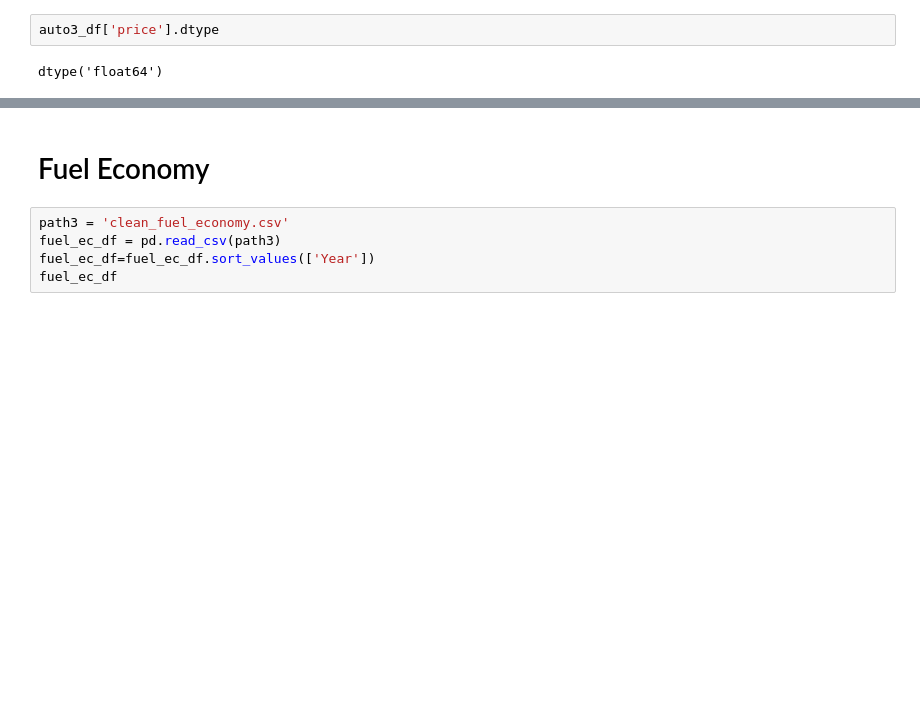
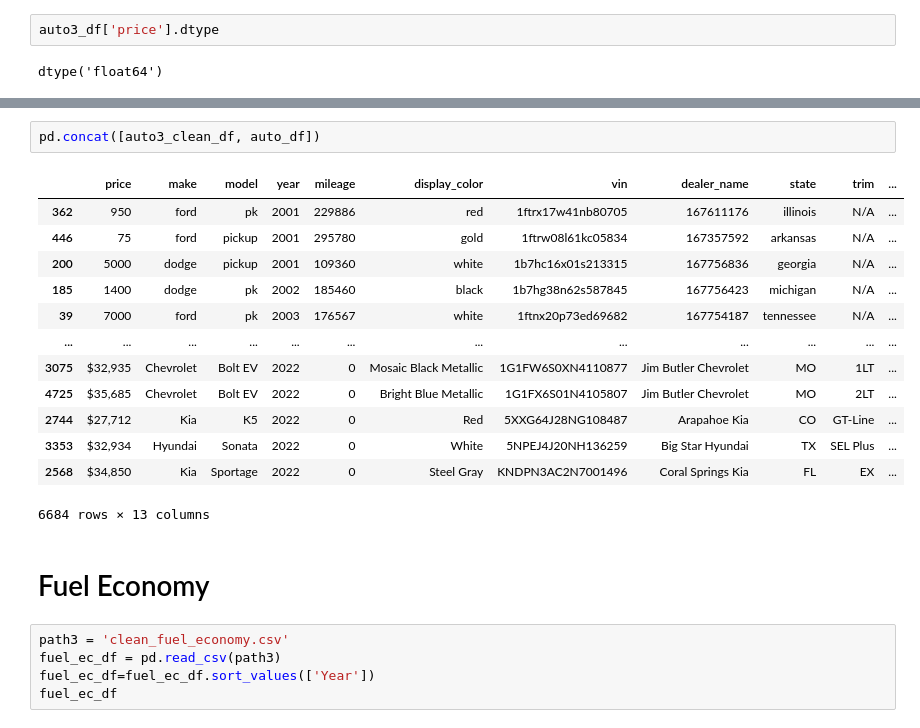
Before and after one commit to SColson82/Car-ETL, a Jupyter notebook: merged_auto.ipynb, the cells around one changed output, grey strips where cells are left out. Drawn from its saved outputs; the diff is of its cells as text; blank space fills up the shorter version.

```diff
--- a/merged_auto.ipynb
+++ b/merged_auto.ipynb
@@ -149,3 +288,19 @@ auto3_df
+# %%
+pd.concat([auto3_clean_df, auto_df])
+# %% [output]
+|  | price | make | model | year | mileage | display_color | vin | dealer_name | state | trim | ... |
+| 362 | 950 | ford | pk | 2001 | 229886 | red | 1ftrx17w41nb80705 | 167611176 | illinois | N/A | ... |
+| 446 | 75 | ford | pickup | 2001 | 295780 | gold | 1ftrw08l61kc05834 | 167357592 | arkansas | N/A | ... |
+| 200 | 5000 | dodge | pickup | 2001 | 109360 | white | 1b7hc16x01s213315 | 167756836 | georgia | N/A | ... |
+| 185 | 1400 | dodge | pk | 2002 | 185460 | black | 1b7hg38n62s587845 | 167756423 | michigan | N/A | ... |
+| 39 | 7000 | ford | pk | 2003 | 176567 | white | 1ftnx20p73ed69682 | 167754187 | tennessee | N/A | ... |
+| ... | ... | ... | ... | ... | ... | ... | ... | ... | ... | ... | ... |
+| 3075 | $32,935 | Chevrolet | Bolt EV | 2022 | 0 | Mosaic Black Metallic | 1G1FW6S0XN4110877 | Jim Butler Chevrolet | MO | 1LT | ... |
+| 4725 | $35,685 | Chevrolet | Bolt EV | 2022 | 0 | Bright Blue Metallic | 1G1FX6S01N4105807 | Jim Butler Chevrolet | MO | 2LT | ... |
+| 2744 | $27,712 | Kia | K5 | 2022 | 0 | Red | 5XXG64J28NG108487 | Arapahoe Kia | CO | GT-Line | ... |
+| 3353 | $32,934 | Hyundai | Sonata | 2022 | 0 | White | 5NPEJ4J20NH136259 | Big Star Hyundai | TX | SEL Plus | ... |
+| 2568 | $34,850 | Kia | Sportage | 2022 | 0 | Steel Gray | KNDPN3AC2N7001496 | Coral Springs Kia | FL | EX | ... |
+6684 rows × 13 columns
 # %% [markdown]
 # Fuel Economy
 # %%
```
Also changed, not shown: parts of 12 cells of this notebook.
